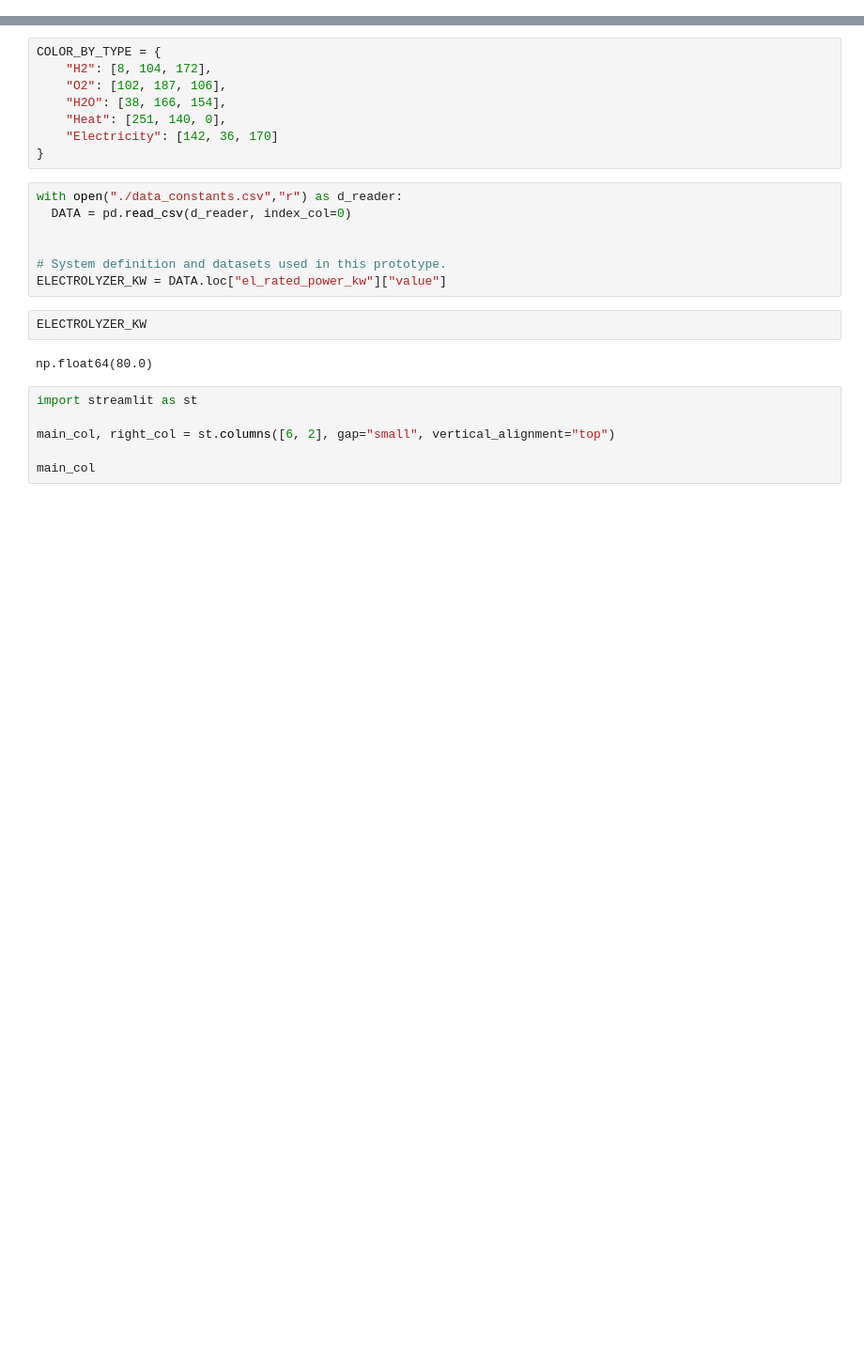
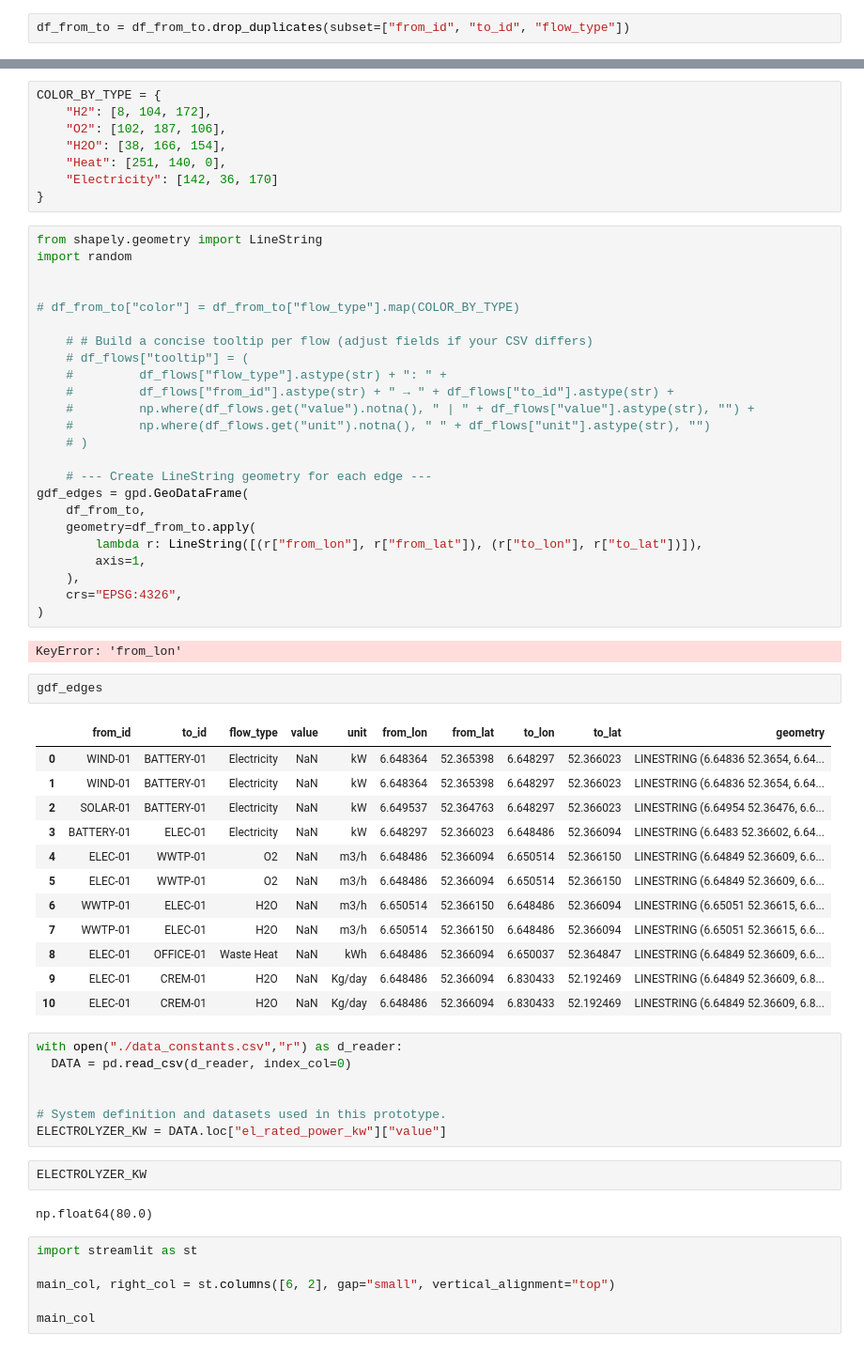
Before and after one commit to hishvm0/IS2H4C-DT, a Jupyter notebook: dashboard/testing_area.ipynb, the cells around one changed output, grey strips where cells are left out. Shown at 94% size. Drawn from its saved outputs; the diff is of its cells as text; blank space fills up the shorter version.

```diff
--- a/dashboard/testing_area.ipynb
+++ b/dashboard/testing_area.ipynb
@@ -43,0 +83,2 @@ df_from_to.head()
+# %%
+df_from_to = df_from_to.drop_duplicates(subset=["from_id", "to_id", "flow_type"])
@@ -49,6 +101,47 @@ COLOR_BY_TYPE = {
     "Heat": [251, 140, 0],
     "Electricity": [142, 36, 170]
 }
+# %%
+from shapely.geometry import LineString
+import random
+
+
+# df_from_to["color"] = df_from_to["flow_type"].map(COLOR_BY_TYPE)
+
+    # # Build a concise tooltip per flow (adjust fields if your CSV differs)
+    # df_flows["tooltip"] = (
+    #         df_flows["flow_type"].astype(str) + ": " +
+    #         df_flows["from_id"].astype(str) + " → " + df_flows["to_id"].astype(str) +
+    #         np.where(df_flows.get("value").notna(), " | " + df_flows["value"].astype(str), "") +
+    #         np.where(df_flows.get("unit").notna(), " " + df_flows["unit"].astype(str), "")
+    # )
+
+    # --- Create LineString geometry for each edge ---
+gdf_edges = gpd.GeoDataFrame(
+    df_from_to,
+    geometry=df_from_to.apply(
+        lambda r: LineString([(r["from_lon"], r["from_lat"]), (r["to_lon"], r["to_lat"])]),
+        axis=1,
+    ),
+    crs="EPSG:4326",
+)
+# %% [output]
+KeyError: 'from_lon'
+# %%
+gdf_edges
+# %% [output]
+|  | from_id | to_id | flow_type | value | unit | from_lon | from_lat | to_lon | to_lat | geometry |
+| 0 | WIND-01 | BATTERY-01 | Electricity | NaN | kW | 6.648364 | 52.365398 | 6.648297 | 52.366023 | LINESTRING (6.64836 52.3654, 6.64... |
+| 1 | WIND-01 | BATTERY-01 | Electricity | NaN | kW | 6.648364 | 52.365398 | 6.648297 | 52.366023 | LINESTRING (6.64836 52.3654, 6.64... |
+| 2 | SOLAR-01 | BATTERY-01 | Electricity | NaN | kW | 6.649537 | 52.364763 | 6.648297 | 52.366023 | LINESTRING (6.64954 52.36476, 6.6... |
+| 3 | BATTERY-01 | ELEC-01 | Electricity | NaN | kW | 6.648297 | 52.366023 | 6.648486 | 52.366094 | LINESTRING (6.6483 52.36602, 6.64... |
+| 4 | ELEC-01 | WWTP-01 | O2 | NaN | m3/h | 6.648486 | 52.366094 | 6.650514 | 52.366150 | LINESTRING (6.64849 52.36609, 6.6... |
+| 5 | ELEC-01 | WWTP-01 | O2 | NaN | m3/h | 6.648486 | 52.366094 | 6.650514 | 52.366150 | LINESTRING (6.64849 52.36609, 6.6... |
+| 6 | WWTP-01 | ELEC-01 | H2O | NaN | m3/h | 6.650514 | 52.366150 | 6.648486 | 52.366094 | LINESTRING (6.65051 52.36615, 6.6... |
+| 7 | WWTP-01 | ELEC-01 | H2O | NaN | m3/h | 6.650514 | 52.366150 | 6.648486 | 52.366094 | LINESTRING (6.65051 52.36615, 6.6... |
+| 8 | ELEC-01 | OFFICE-01 | Waste Heat | NaN | kWh | 6.648486 | 52.366094 | 6.650037 | 52.364847 | LINESTRING (6.64849 52.36609, 6.6... |
+| 9 | ELEC-01 | CREM-01 | H2O | NaN | Kg/day | 6.648486 | 52.366094 | 6.830433 | 52.192469 | LINESTRING (6.64849 52.36609, 6.8... |
+| 10 | ELEC-01 | CREM-01 | H2O | NaN | Kg/day | 6.648486 | 52.366094 | 6.830433 | 52.192469 | LINESTRING (6.64849 52.36609, 6.8... |
 # %%
 with open("./data_constants.csv","r") as d_reader:
   DATA = pd.read_csv(d_reader, index_col=0)
```
Also changed, not shown: parts of 5 cells of this notebook.
